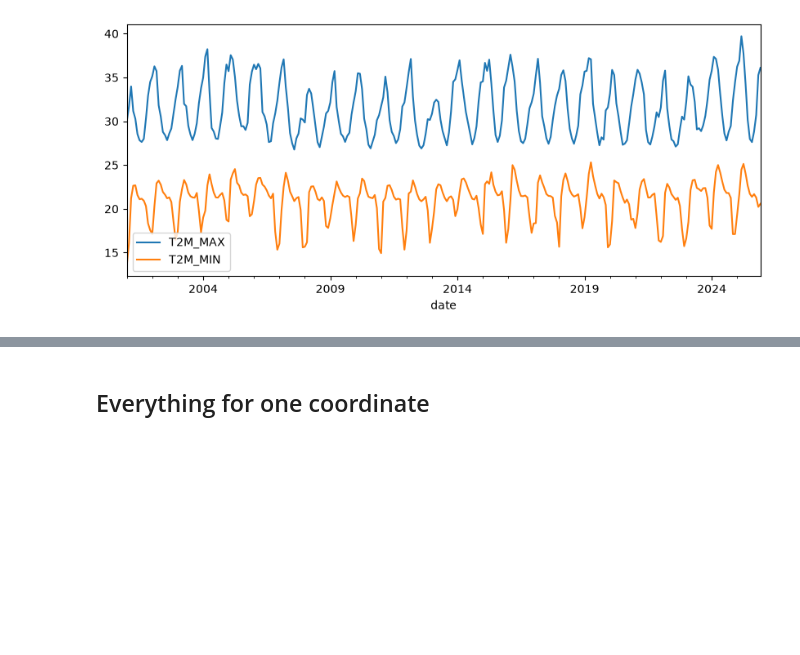
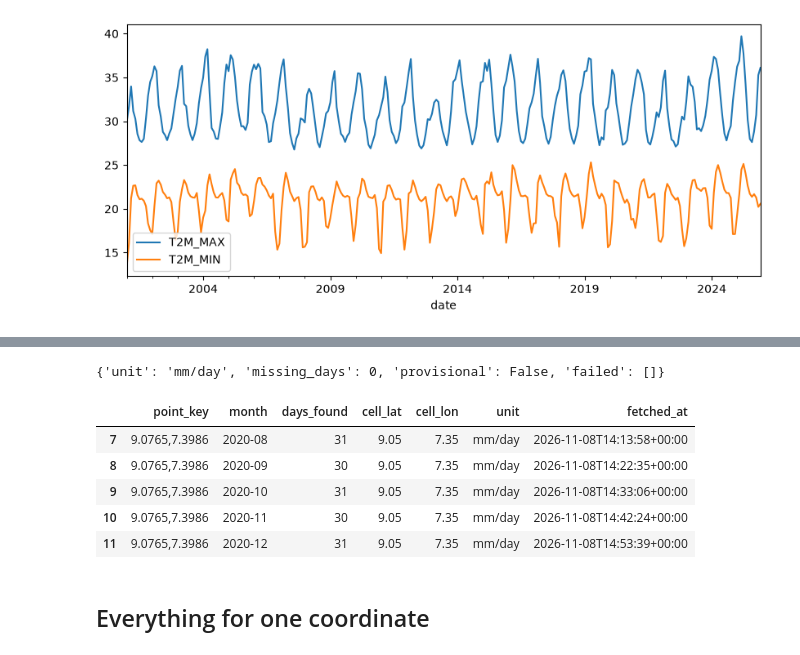
Before and after one commit to naheem3410/nasa-field-shift, a Jupyter notebook: notebooks/explore_soil.ipynb, the cells around one changed output, grey strips where cells are left out. Drawn from its saved outputs; the diff is of its cells as text; code cells hidden in the pictures; blank space fills up the shorter version.

```diff
--- a/notebooks/explore_soil.ipynb
+++ b/notebooks/explore_soil.ipynb
@@ -169,3 +180,14 @@ ts[["T2M_MAX", "T2M_MIN"]].resample("MS").mean().plot(figsize=(10, 4))
+# %%
+print(rain.attrs)
+clim.imerg.coverage().tail()
+# %% [output]
+{'unit': 'mm/day', 'missing_days': 0, 'provisional': False, 'failed': []}
+|  | point_key | month | days_found | cell_lat | cell_lon | unit | fetched_at |
+| 7 | 9.0765,7.3986 | 2020-08 | 31 | 9.05 | 7.35 | mm/day | 2026-11-08T14:13:58+00:00 |
+| 8 | 9.0765,7.3986 | 2020-09 | 30 | 9.05 | 7.35 | mm/day | 2026-11-08T14:22:35+00:00 |
+| 9 | 9.0765,7.3986 | 2020-10 | 31 | 9.05 | 7.35 | mm/day | 2026-11-08T14:33:06+00:00 |
+| 10 | 9.0765,7.3986 | 2020-11 | 30 | 9.05 | 7.35 | mm/day | 2026-11-08T14:42:24+00:00 |
+| 11 | 9.0765,7.3986 | 2020-12 | 31 | 9.05 | 7.35 | mm/day | 2026-11-08T14:53:39+00:00 |
 # %% [markdown]
 ## Everything for one coordinate
 # %%
```
Also changed, not shown: parts of 2 cells of this notebook, 11 other files.
